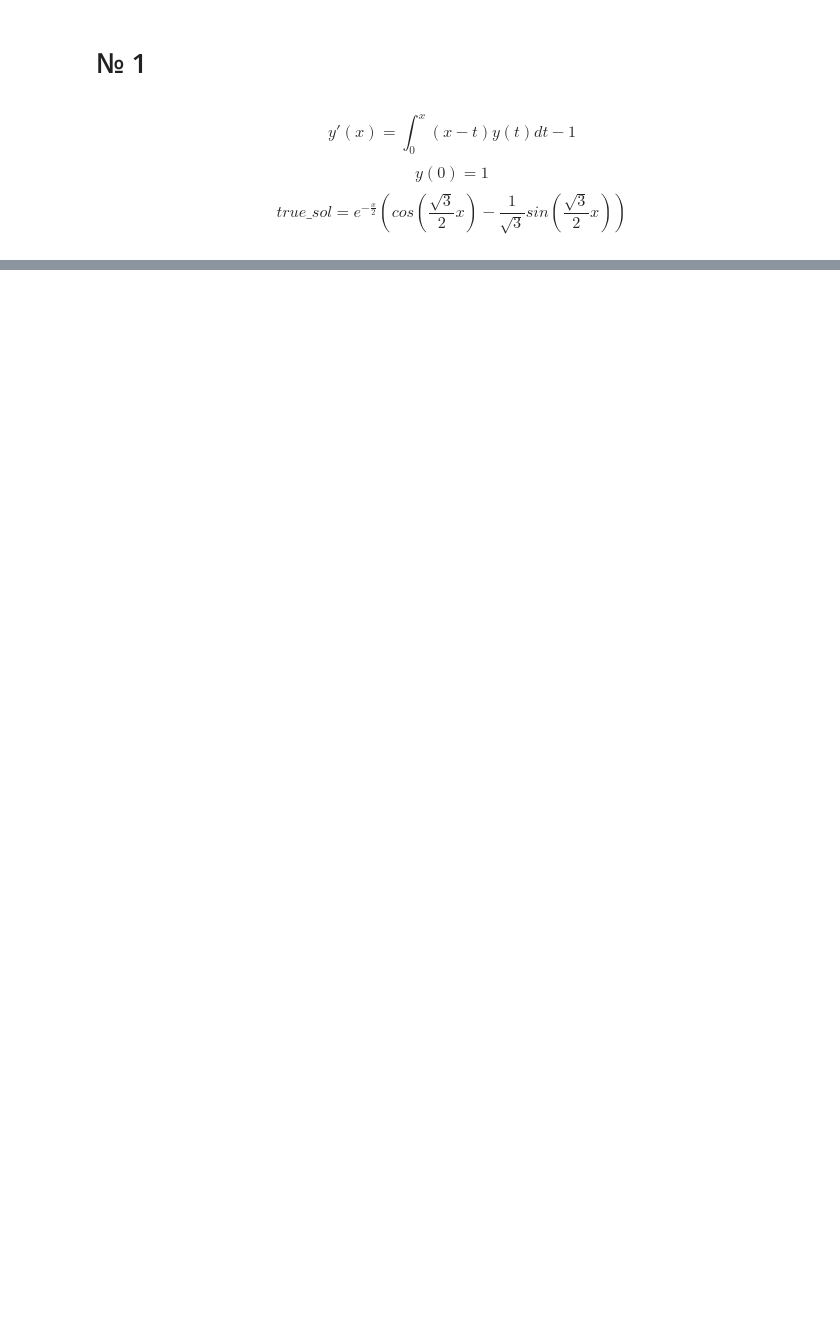
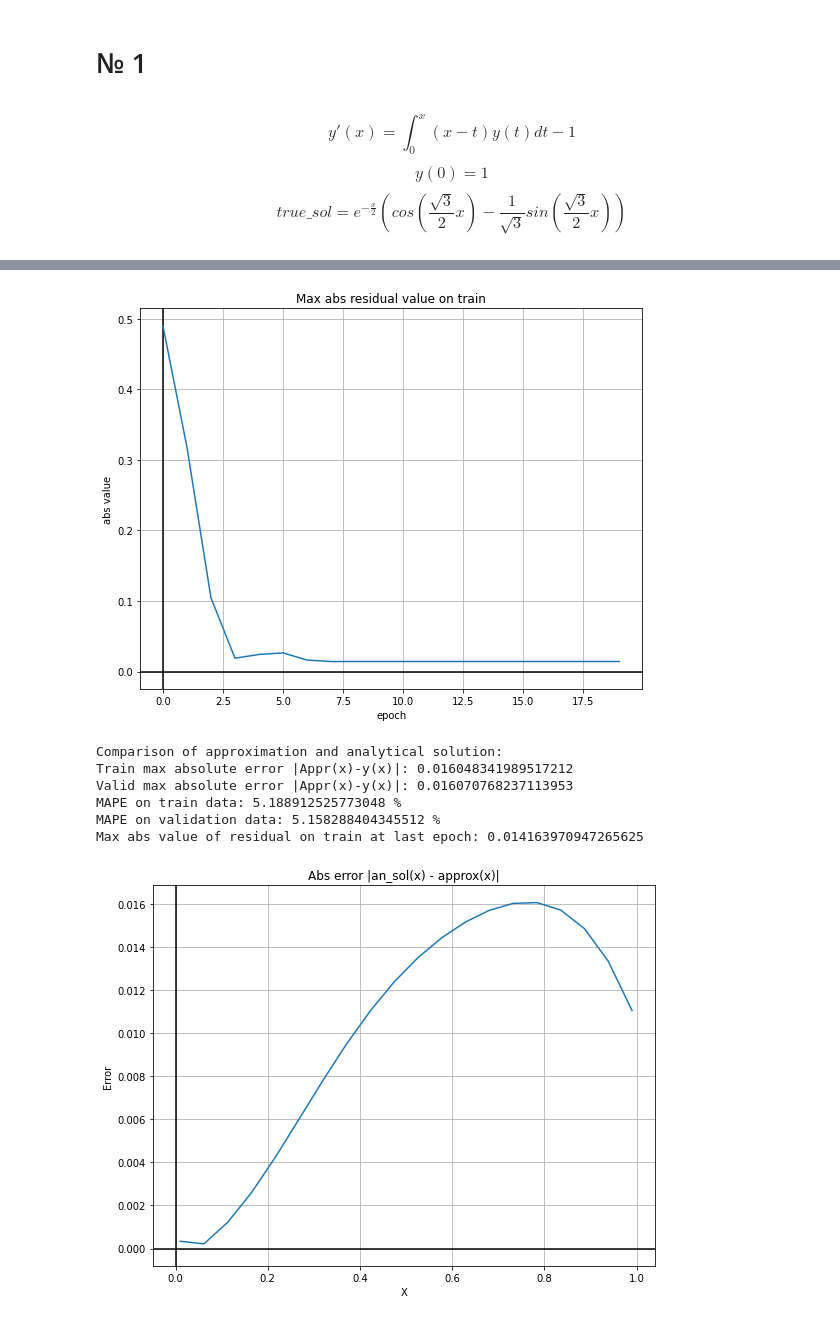
Before and after one commit to Ilshat-Akhmetov/NN_Solver_for_Diff_and_Inegral_Eqs, a Jupyter notebook: JupyterPresentations/Solving_Integro_differential_eqs_with_NN.ipynb, the cells around one changed output, grey strips where cells are left out. Saved outputs shown, nothing was run; the diff lists cells and outputs as text; code cells hidden in the pictures; blank space fills up the shorter version.

```diff
--- a/JupyterPresentations/Solving_Integro_differential_eqs_with_NN.ipynb
+++ b/JupyterPresentations/Solving_Integro_differential_eqs_with_NN.ipynb
@@ -79,0 +91,51 @@ Max abs value of residual on train at last epoch: 0.0005604028701782227
+# %%
+left_border = 0
+right_border = 1
+integration_func = lambda curr_v, int_domain, nn_model: nn_model(int_domain)
+theta_func = lambda x: torch.tensor((x >= 0).float(), requires_grad=True)
+main_eq_residual = (
+    lambda x, nn_model: nth_derivative(nn_model(x), x, 1)
+    + 2*nn_model(x)
+    + 5*IntegralEquations.calculateVolterraEquation1D(
+        integration_func,
+        nn_model,
+        x,
+        left_border,
+        right_border,
+        n_points) - theta_func(x))
+n_points = 20
+
+main_domain = OneDimensionalSimpleDomain(left_border, right_border, n_points)
+
+
+first_init_cond_res = lambda x, nn_model: nn_model(x)
+first_init_cond = OnePointInitialCondition(left_border, first_init_cond_res)
+
+boundary_conditions = [first_init_cond]
+
+main_eq = MainEquationClass(main_domain, main_eq_residual, boundary_conditions)
+
+
+n_epochs = 5
+nn_ode_solver = TrainerForNNEquationSolver(main_eq, lr = 0.5)
+loss_train, loss_valid, nn_model = nn_ode_solver.fit()
+# %%
+analytical_solution = lambda x: 0.5*torch.exp(-x) * torch.sin(2*x)*theta_func(x)
+report = ReportMaker(nn_model,
+                         loss_train,
+                         loss_valid,
+                         main_domain,
+                         compare_to_functions=plot_two_1d_functions,
+                         analytical_solutions=analytical_solution
+                         )
+report.print_loss_history()
+report.compare_appr_with_analytical()
+# %% [output]
+[figure, added]
+Comparison of approximation and analytical solution:
+Train max absolute error |Appr(x)-y(x)|: 0.016048341989517212
+Valid max absolute error |Appr(x)-y(x)|: 0.016070768237113953
+MAPE on train data: 5.188912525773048 %
+MAPE on validation data: 5.158288404345512 %
+Max abs value of residual on train at last epoch: 0.014163970947265625
+[figure, added]
```
Also changed, not shown: parts of 14 cells of this notebook, 13 other files.
